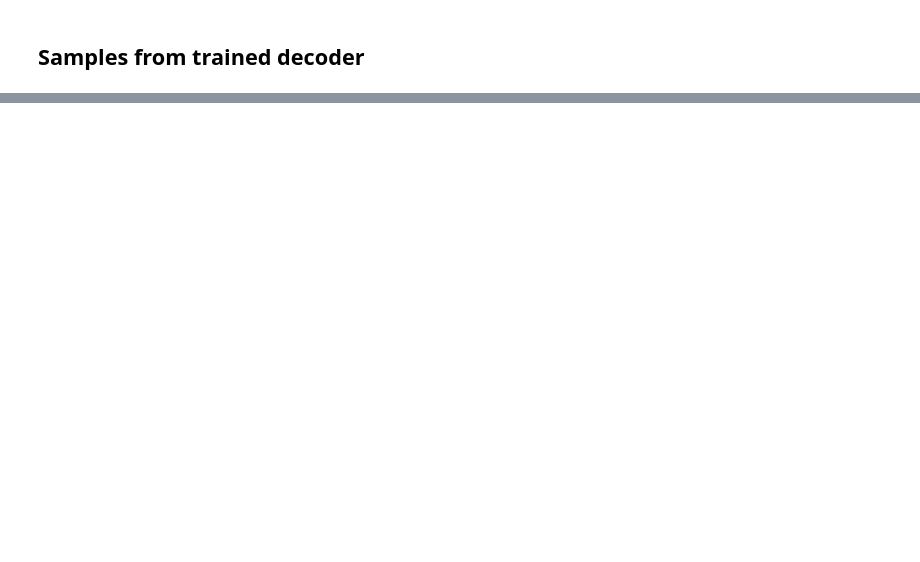
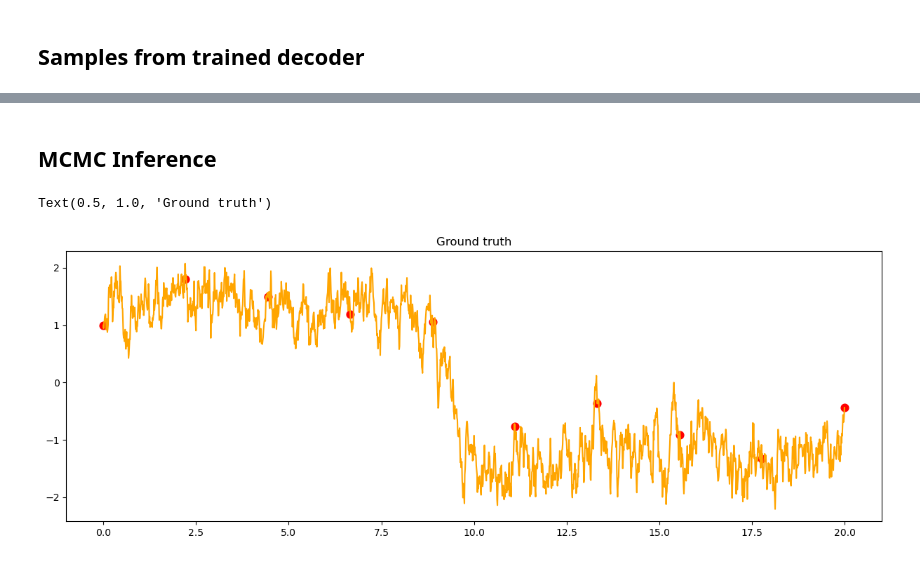
Before and after one commit to elizavetasemenova/PriorCVAE_JAX, a Jupyter notebook: examples/DW_SDE_PriorVAE.ipynb, the cells around one changed output, grey strips where cells are left out. Drawn from its saved outputs; the diff is of its cells as text; code cells hidden in the pictures; blank space fills up the shorter version.

```diff
--- a/examples/DW_SDE_PriorVAE.ipynb
+++ b/examples/DW_SDE_PriorVAE.ipynb
@@ -200,2 +193,20 @@ plt.show()
 # %%
 # save_model_params("DW/16000_3_hidden", trainer.state.params)
+# %% [markdown]
+## MCMC Inference
+# %%
+# Get observations
+obs_full_t, obs_full_x, _ = sde_dataset_generator.simulatedata(1)
+
+# indices of data points for inference
+obs_idx = jnp.linspace(obs_full_t[:, 0], obs_full_t[:, -1]/args["dt"], 10, dtype=jnp.int64).reshape((-1,))
+obs_x = obs_full_x[:, obs_idx]
+obs_t = obs_full_t[:, obs_idx]
+# %%
+plt.figure(figsize=(15, 5))
+plt.plot(obs_full_t.reshape((-1, )), obs_full_x.reshape((-1, )), label="ground truth", color="orange")
+plt.scatter(obs_t, obs_x, color="red", label="observed data", s=60)
+plt.title('Ground truth')
+# %% [output]
+Text(0.5, 1.0, 'Ground truth')
+[figure, added]
```
Also changed, not shown: parts of 14 cells of this notebook, 1 other file.
